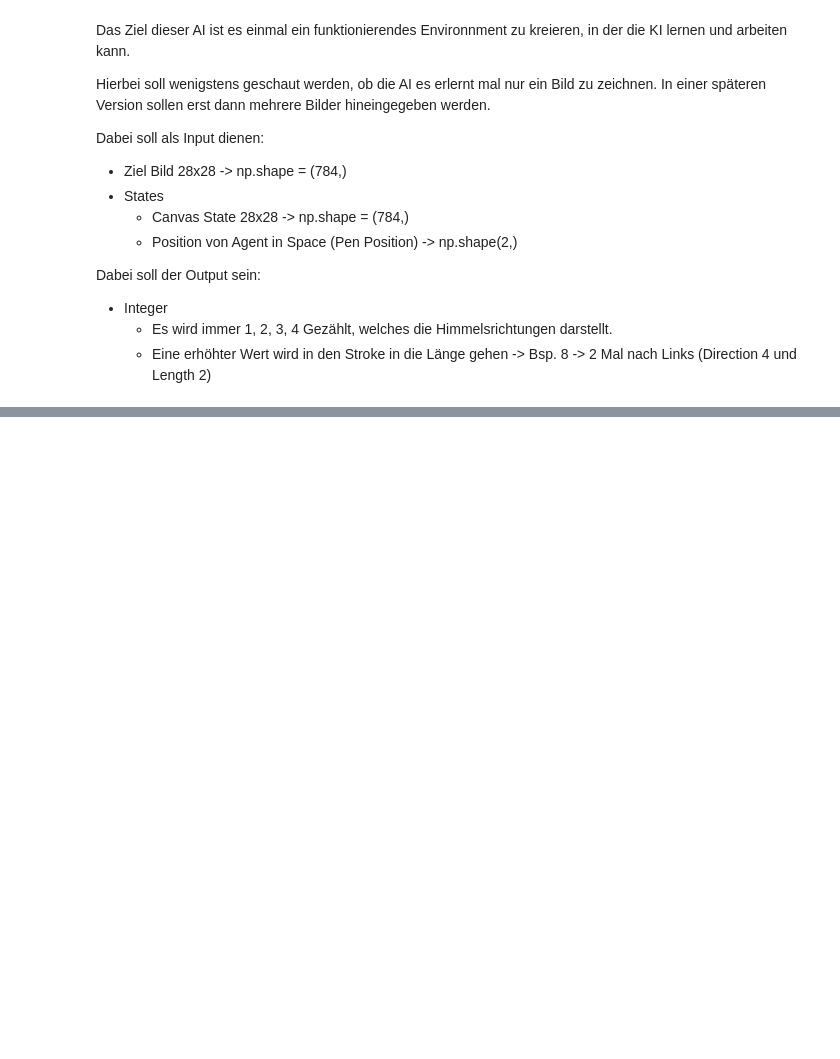
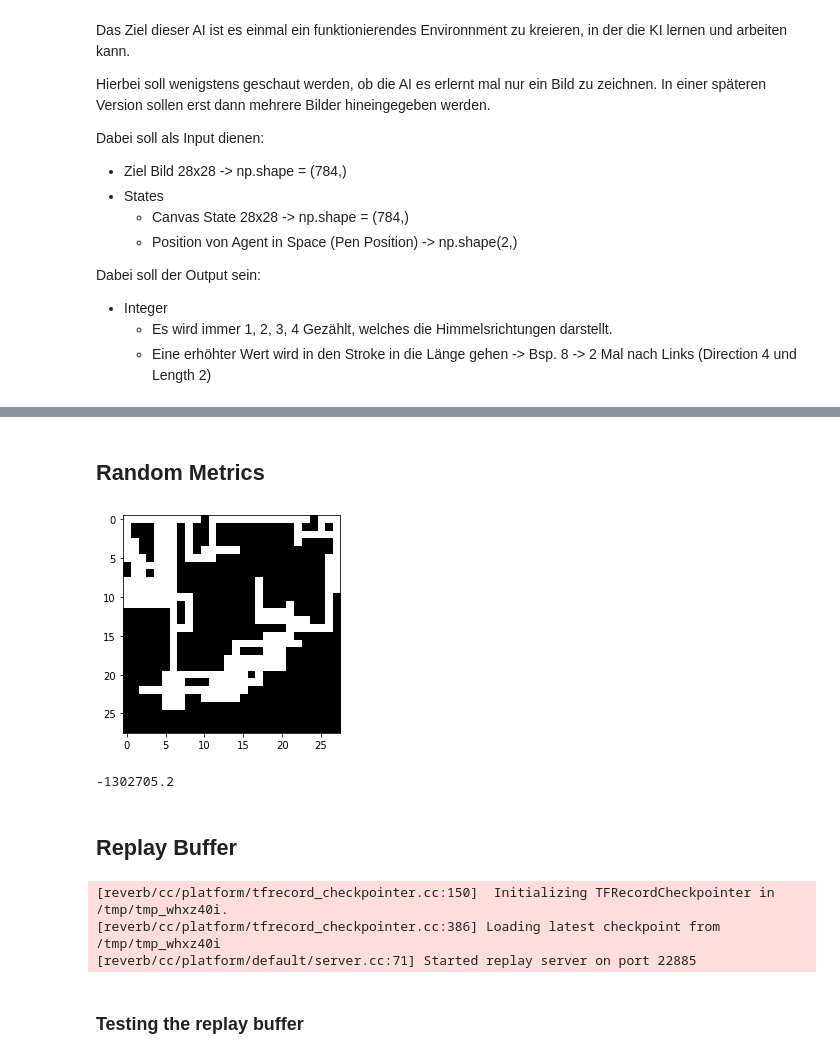
Before and after one commit to LarsZauberer/ReSketch, a Jupyter notebook: experiments/mnistdrawing1_0/mnistdrawing1.0.ipynb, the cells around one changed output, grey strips where cells are left out. Saved outputs shown, nothing was run; the diff lists cells and outputs as text; code cells hidden in the pictures; blank space fills up the shorter version.

```diff
--- a/experiments/mnistdrawing1_0/mnistdrawing1.0.ipynb
+++ b/experiments/mnistdrawing1_0/mnistdrawing1.0.ipynb
@@ -51,0 +64,5 @@ import reverb
+# %%
+(train_X, train_y), (test_X, test_y) = mnist.load_data()
+# %%
+env_py = Canvas(train_X[0])
+env = tf_py_environment.TFPyEnvironment(env_py)
@@ -51,0 +121,62 @@ import reverb
+# %% [markdown]
+## Random Metrics
+# %%
+def compute_avg_return(environment, policy, num_episodes=10):
+    total_return = 0.0
+    for _ in range(num_episodes):
+
+        time_step = environment.reset()
+        episode_return = 0.0
+
+        while not time_step.is_last():
+            action_step = policy.action(time_step)
+            time_step = environment.step(action_step.action)
+            episode_return += time_step.reward
+            total_return += episode_return
+
+    avg_return = total_return / num_episodes
+    env_py.render()
+    return avg_return.numpy()[0]
+# %%
+compute_avg_return(env,
+                   random_tf_policy.RandomTFPolicy(env.time_step_spec(),
+                                                   env.action_spec()),
+                   10)
+# %% [output]
+[figure, added]
+-1302705.2
+# %% [markdown]
+## Replay Buffer
+# %%
+table_name = 'uniform_table'
+replay_buffer_signature = tensor_spec.from_spec(
+      agent.collect_data_spec)
+replay_buffer_signature = tensor_spec.add_outer_dim(
+    replay_buffer_signature)
+
+table = reverb.Table(
+    table_name,
+    max_size=100000,
+    sampler=reverb.selectors.Uniform(),
+    remover=reverb.selectors.Fifo(),
+    rate_limiter=reverb.rate_limiters.MinSize(1),
+    signature=replay_buffer_signature)
+
+reverb_server = reverb.Server([table])
+
+replay_buffer = reverb_replay_buffer.ReverbReplayBuffer(
+    agent.collect_data_spec,
+    table_name=table_name,
+    sequence_length=2,
+    local_server=reverb_server)
+
+rb_observer = reverb_utils.ReverbAddTrajectoryObserver(
+    replay_buffer.py_client,
+    table_name,
+    sequence_length=2)
+# %% [output]
+[reverb/cc/platform/tfrecord_checkpointer.cc:150]  Initializing TFRecordCheckpointer in /tmp/tmp_whxz40i.
+[reverb/cc/platform/tfrecord_checkpointer.cc:386] Loading latest checkpoint from /tmp/tmp_whxz40i
+[reverb/cc/platform/default/server.cc:71] Started replay server on port 22885
+# %% [markdown]
+### Testing the replay buffer
```
Also changed, not shown: parts of 20 cells of this notebook, 2 other files.
